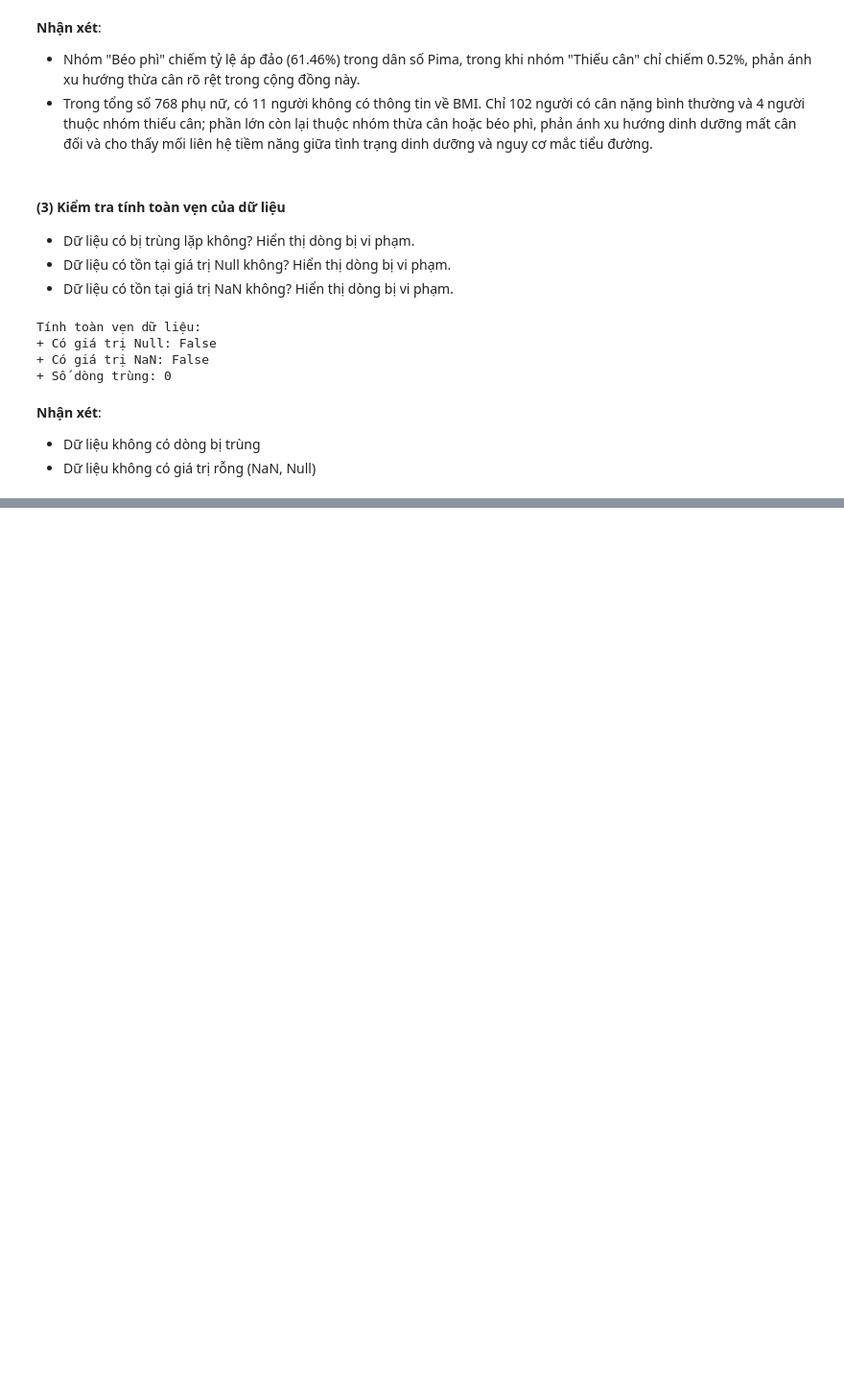
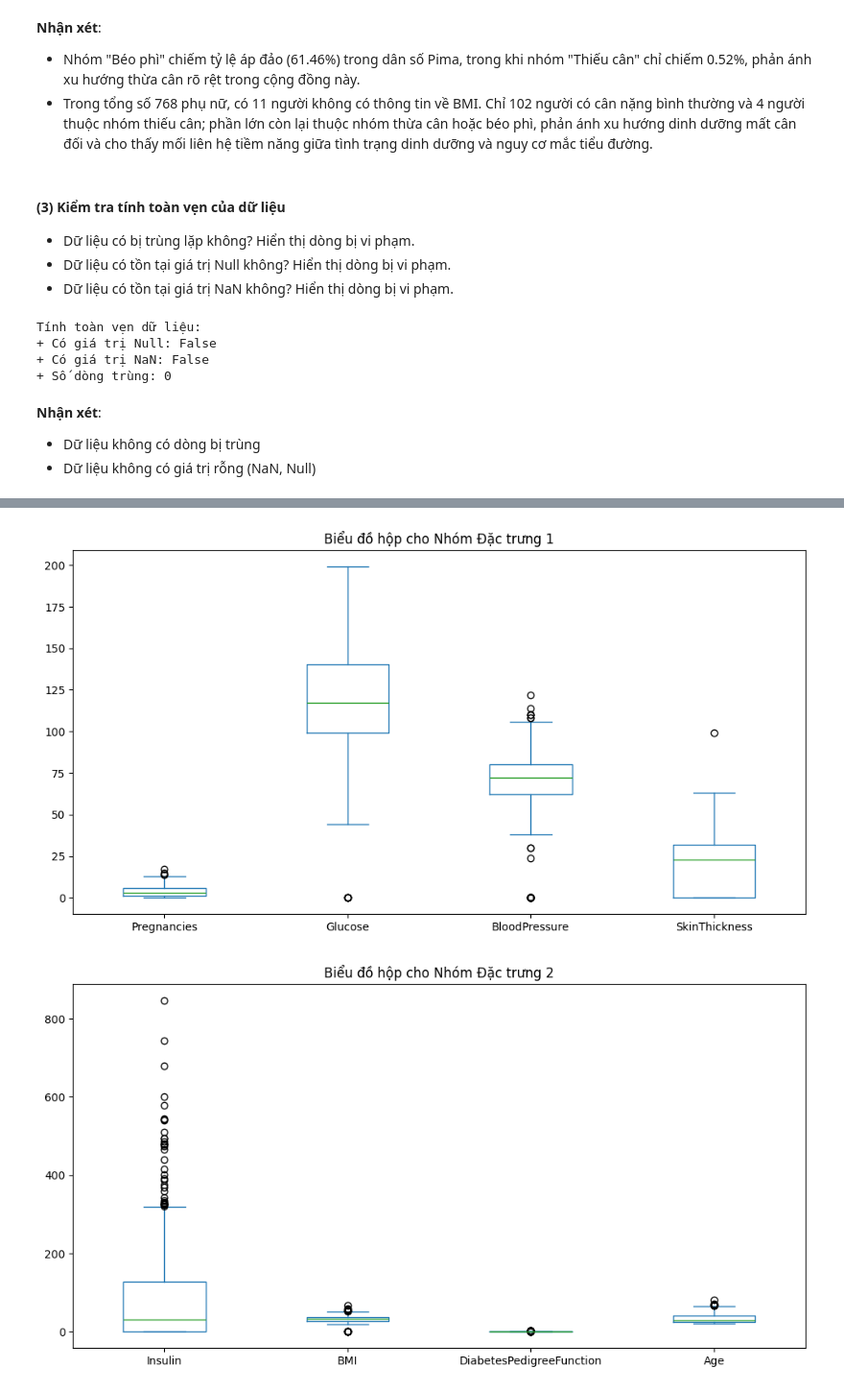
Before and after one commit to mihhwiNick/DA_project, a Jupyter notebook: Benh_tieu_duong.ipynb, the cells around one changed output, grey strips where cells are left out. Shown at 96% size. Drawn from its saved outputs; the diff is of its cells as text; code cells hidden in the pictures; blank space fills up the shorter version.

```diff
--- a/Benh_tieu_duong.ipynb
+++ b/Benh_tieu_duong.ipynb
@@ -235,0 +340,20 @@ Tính toàn vẹn dữ liệu:
+# %%
+# Tạo một DataFrame mới bằng cách loại bỏ cột 'Outcome'
+pima_features = pima.drop('Outcome', axis=1)
+
+# Chia các đặc trưng thành hai nhóm
+group1 = ['Pregnancies', 'Glucose', 'BloodPressure', 'SkinThickness']
+group2 = ['Insulin', 'BMI', 'DiabetesPedigreeFunction', 'Age']
+
+# Vẽ biểu đồ hộp cho nhóm 1
+pima_features[group1].plot(kind="box", sharex=False, sharey=False, figsize=(12, 6))
+plt.title('Biểu đồ hộp cho Nhóm Đặc trưng 1')
+plt.show()
+
+# Vẽ biểu đồ hộp cho nhóm 2
+pima_features[group2].plot(kind="box", sharex=False, sharey=False, figsize=(12, 6))
+plt.title('Biểu đồ hộp cho Nhóm Đặc trưng 2')
+plt.show()
+# %% [output]
+[figure, added]
+[figure, added]
```
Also changed, not shown: parts of 50 cells of this notebook.
